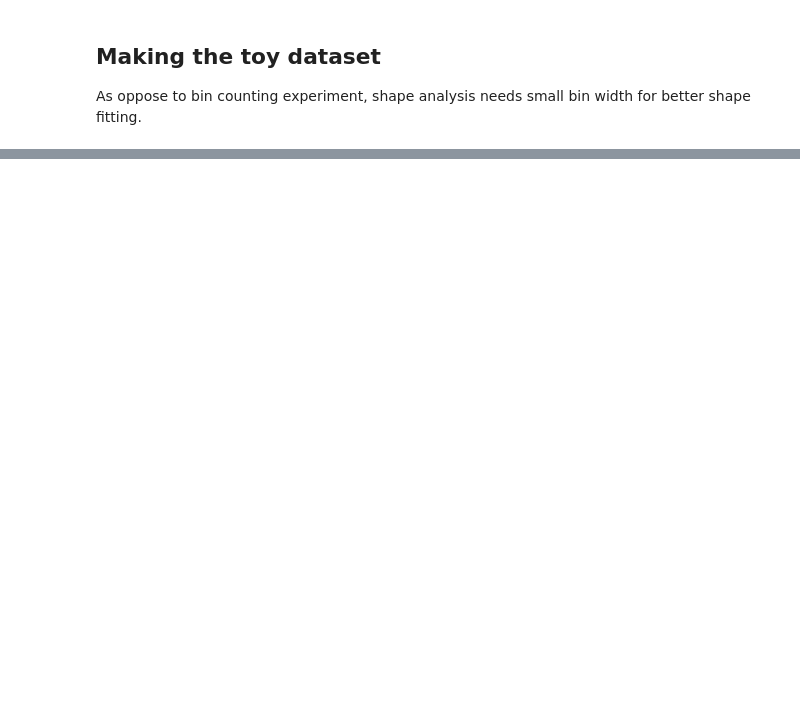
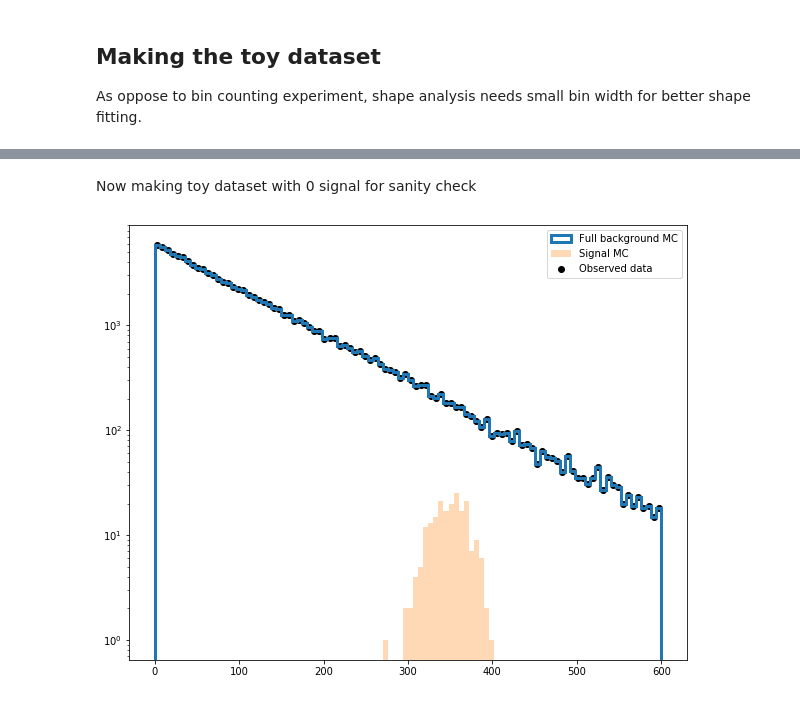
Before and after one commit to thongonary/Thoughts, a Jupyter notebook: HypothesisTesting.ipynb, the cells around one changed output, grey strips where cells are left out. Cells and saved outputs as stored; diff of their text form; code cells hidden in the pictures; blank space fills up the shorter version.

```diff
--- a/HypothesisTesting.ipynb
+++ b/HypothesisTesting.ipynb
@@ -539,0 +515,28 @@ p-value: 0.0002
+# %% [markdown]
+Now making toy dataset with 0 signal for sanity check
+# %%
+n_bins = 100
+max_bin = 600
+min_bin = 0
+PEAK = 350
+
+# Assuming this is Monte Carlo
+plt.figure(figsize=(10,8))
+background = np.random.exponential(100, round(1e5))
+signal = np.random.normal(PEAK,20, round(2e2))
+bkg_count, _, _ = plt.hist(background, bins=n_bins, range=(min_bin, max_bin), histtype='step', linewidth=3, label='Full background MC')
+sig_count, _, _ = plt.hist(signal, bins=n_bins, range=(min_bin, max_bin), histtype='stepfilled', alpha=0.3, label='Signal MC')
+#sig_count = np.where(sig_count > 0, sig_count, 1e-10)
+bin_width = (max_bin-min_bin)/n_bins
+bin_center = np.arange(bin_width/2., max_bin, bin_width)
+# Assuming this is data
+background_with_noise = bkg_count #+ np.random.normal(0, np.sqrt(bkg_count))
+signal_with_noise = sig_count #+ np.random.normal(0, np.sqrt(sig_count))
+obs_data = background_with_noise #+ signal_with_noise
+plt.scatter(bin_center, obs_data, color='black', label='Observed data')
+
+plt.yscale('log')
+plt.legend(loc='best')
+plt.show()
+# %% [output]
+[figure, added]
```
Also changed, not shown: parts of 5 cells of this notebook.
